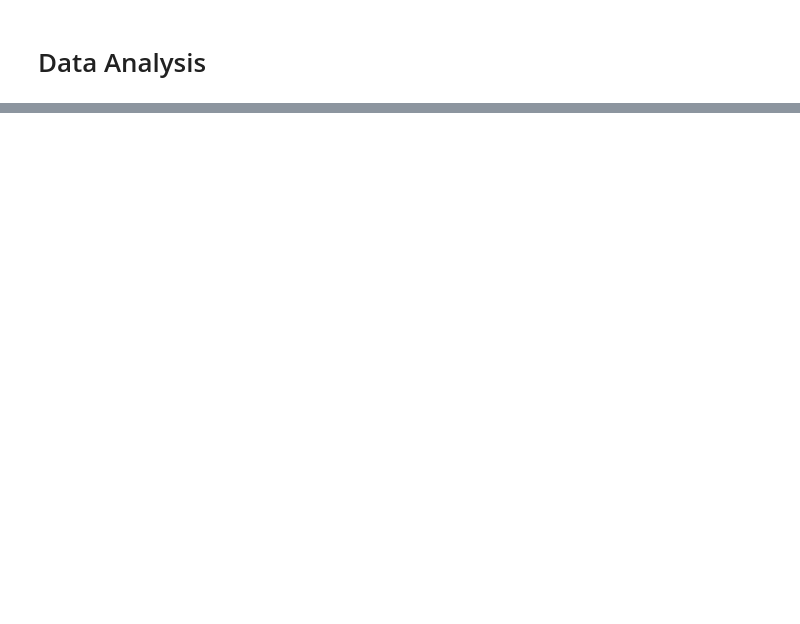
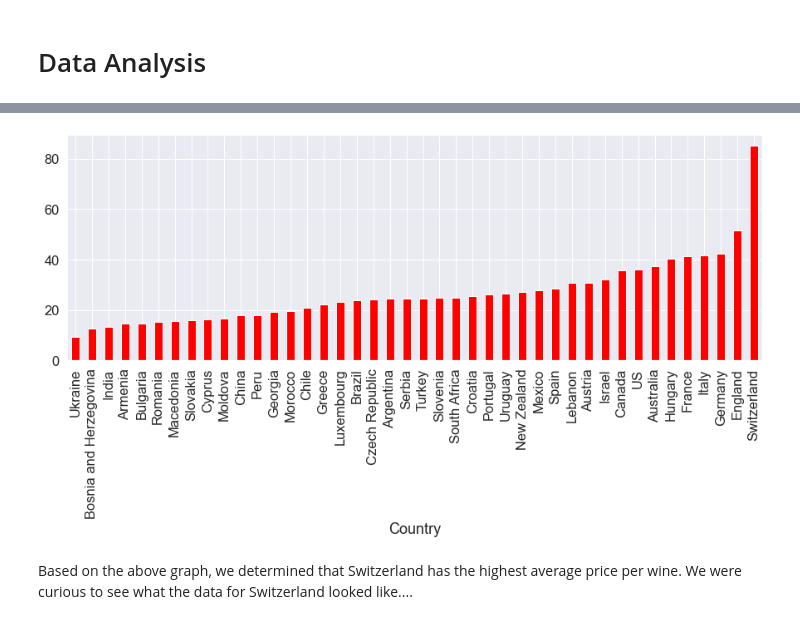
Before and after one commit to bso613/WineSnobs, a Jupyter notebook: Data_analysis_winedata.ipynb, the cells around one changed output, grey strips where cells are left out. Drawn from its saved outputs; the diff is of its cells as text; code cells hidden in the pictures; blank space fills up the shorter version.

```diff
--- a/Data_analysis_winedata.ipynb
+++ b/Data_analysis_winedata.ipynb
@@ -25,0 +59,6 @@ df.describe()
+# %%
+#Grouping Data by Country
+country_group = df.groupby(by= 'Country')
+#Finding mean of country data
+country_df = country_group.mean()
+country_df
@@ -25,0 +86,4 @@ df.describe()
+# %%
+#Sorting Data by Price(Ascending)
+price_df = country_df.sort_values(by= 'Price')
+price_df
@@ -25,0 +109,10 @@ df.describe()
+# %%
+#Visualizing average price of a bottle of reviewed wine per country
+plot = price_df["Price"].plot(kind="bar", facecolor="red", figsize=(15,5));
+#ADD AXIS LABELS AND TITLES
+fig = plot.get_figure()
+fig.savefig('country_price.png')
+# %% [output]
+[figure, added]
+# %% [markdown]
+Based on the above graph, we determined that Switzerland has the highest average price per wine. We were curious to see what the data for Switzerland looked like....
```
Also changed, not shown: parts of 93 cells of this notebook, 30 other files.
